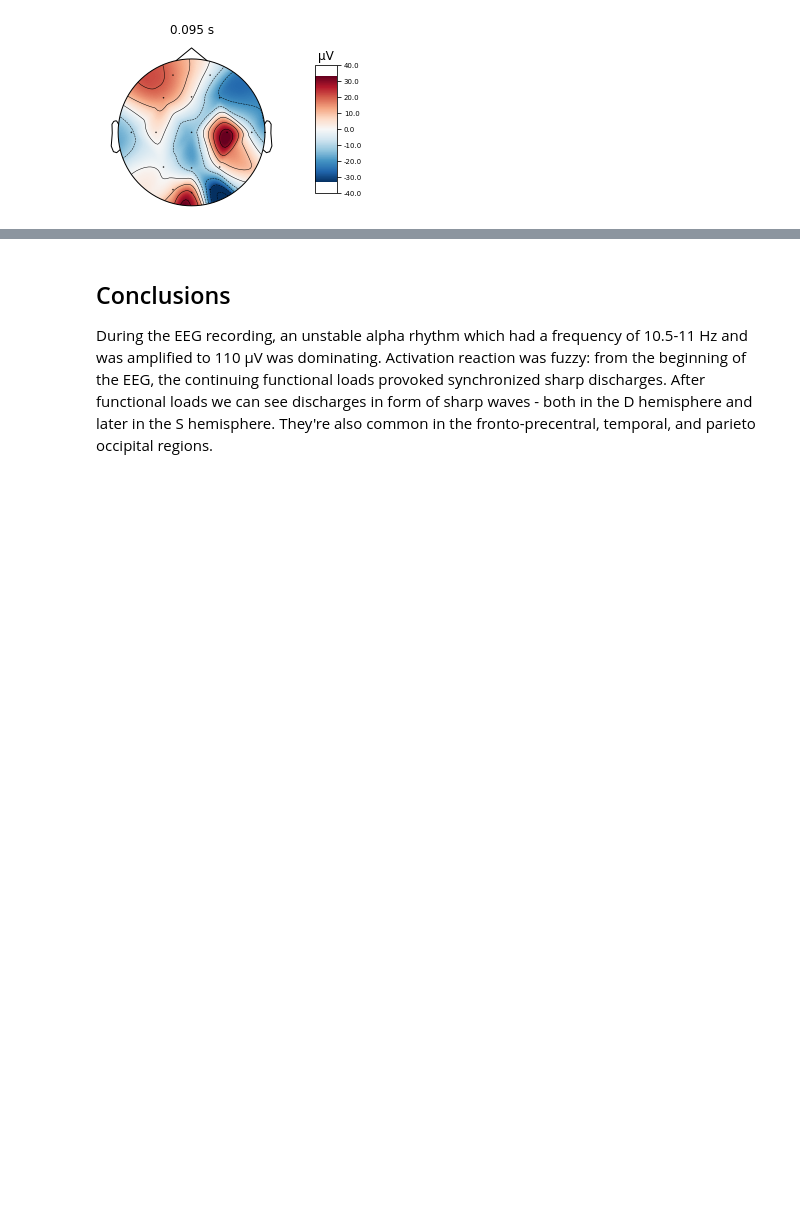
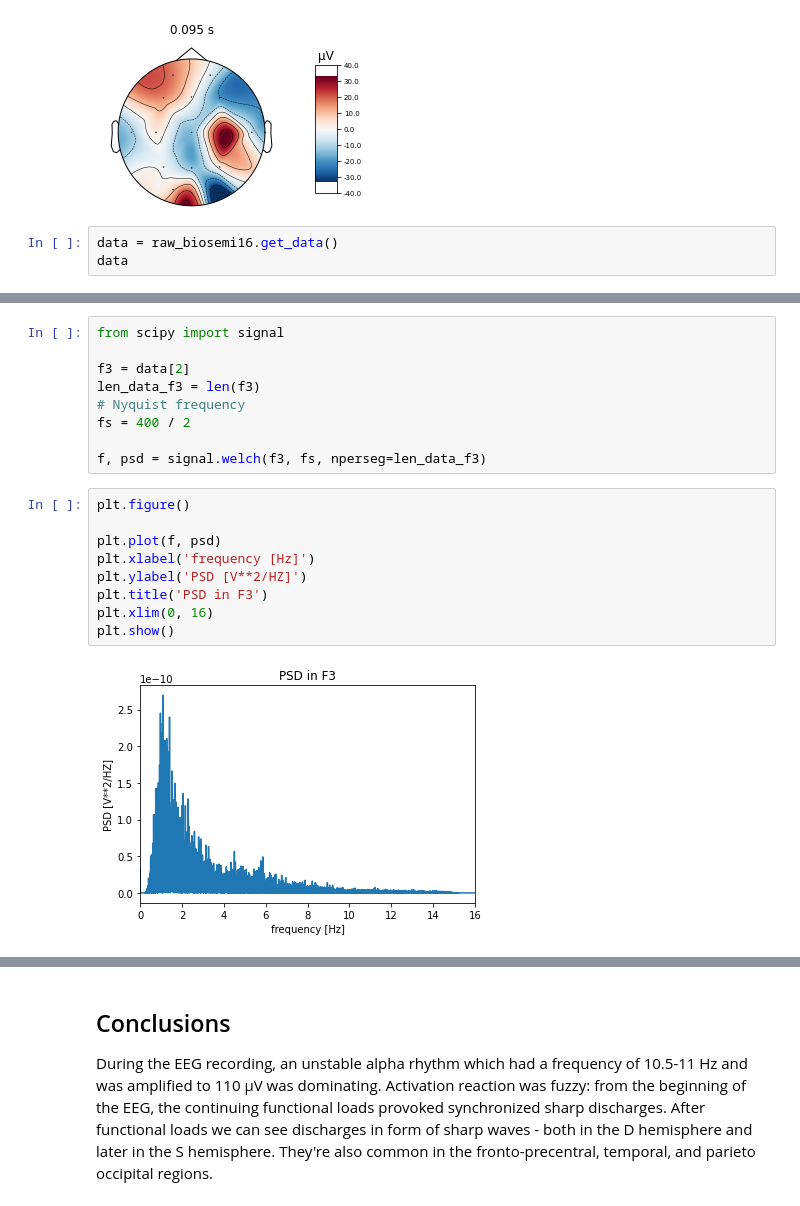
Before and after one commit to kenticent-edu/eeg-analysis, a Jupyter notebook: main.ipynb, the cells around one changed output, grey strips where cells are left out. Drawn from its saved outputs; the diff is of its cells as text; blank space fills up the shorter version.

```diff
--- a/main.ipynb
+++ b/main.ipynb
@@ -216,3 +216,6 @@ evoked_faces.plot_topomap(times=[0.095], size=2)
 # %% [output]
 [figure]
 [figure]
+# %%
+data = raw_biosemi16.get_data()
+data
@@ -218,0 +236,20 @@ evoked_faces.plot_topomap(times=[0.095], size=2)
+# %%
+from scipy import signal
+
+f3 = data[2]
+len_data_f3 = len(f3)
+# Nyquist frequency
+fs = 400 / 2
+
+f, psd = signal.welch(f3, fs, nperseg=len_data_f3)
+# %%
+plt.figure()
+
+plt.plot(f, psd)
+plt.xlabel('frequency [Hz]')
+plt.ylabel('PSD [V**2/HZ]')
+plt.title('PSD in F3')
+plt.xlim(0, 16)
+plt.show()
+# %% [output]
+[figure, added]
```
Also changed, not shown: parts of 7 cells of this notebook.
